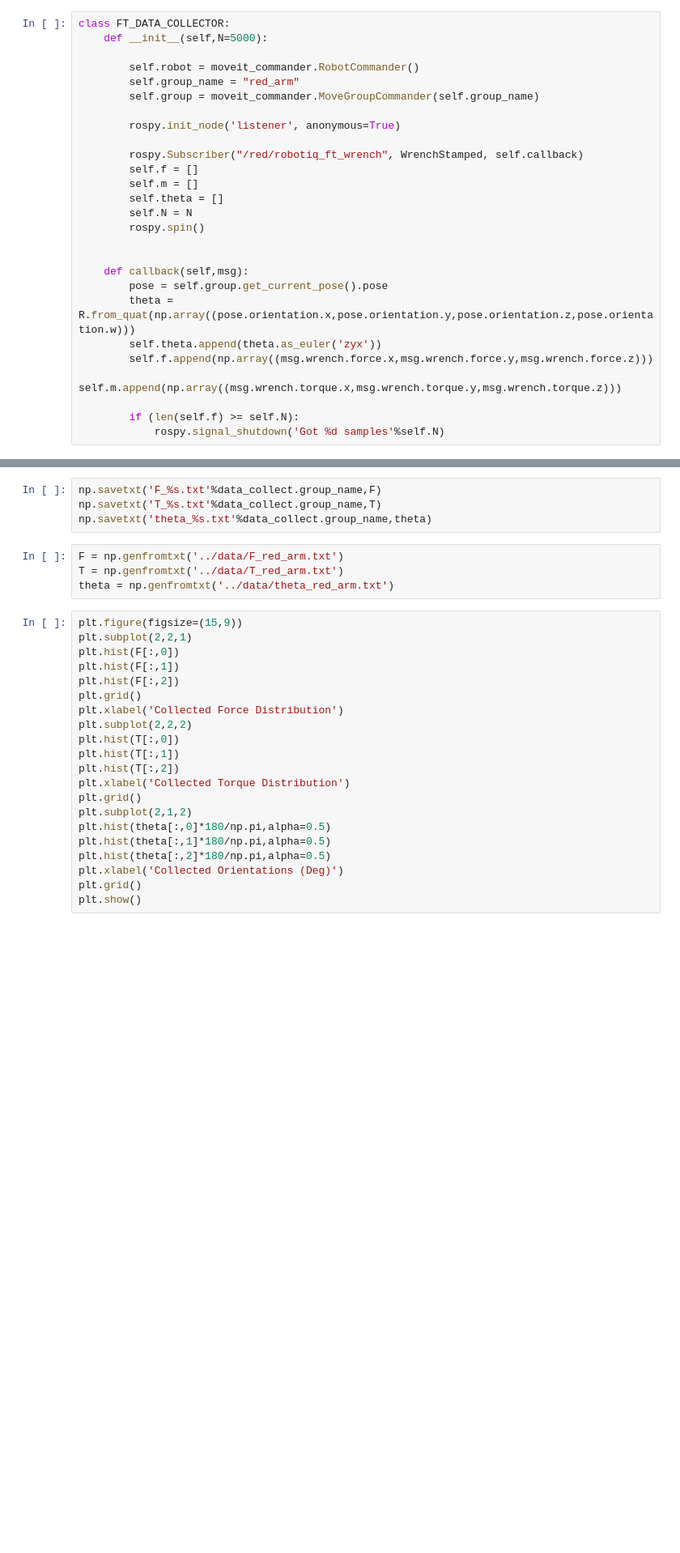
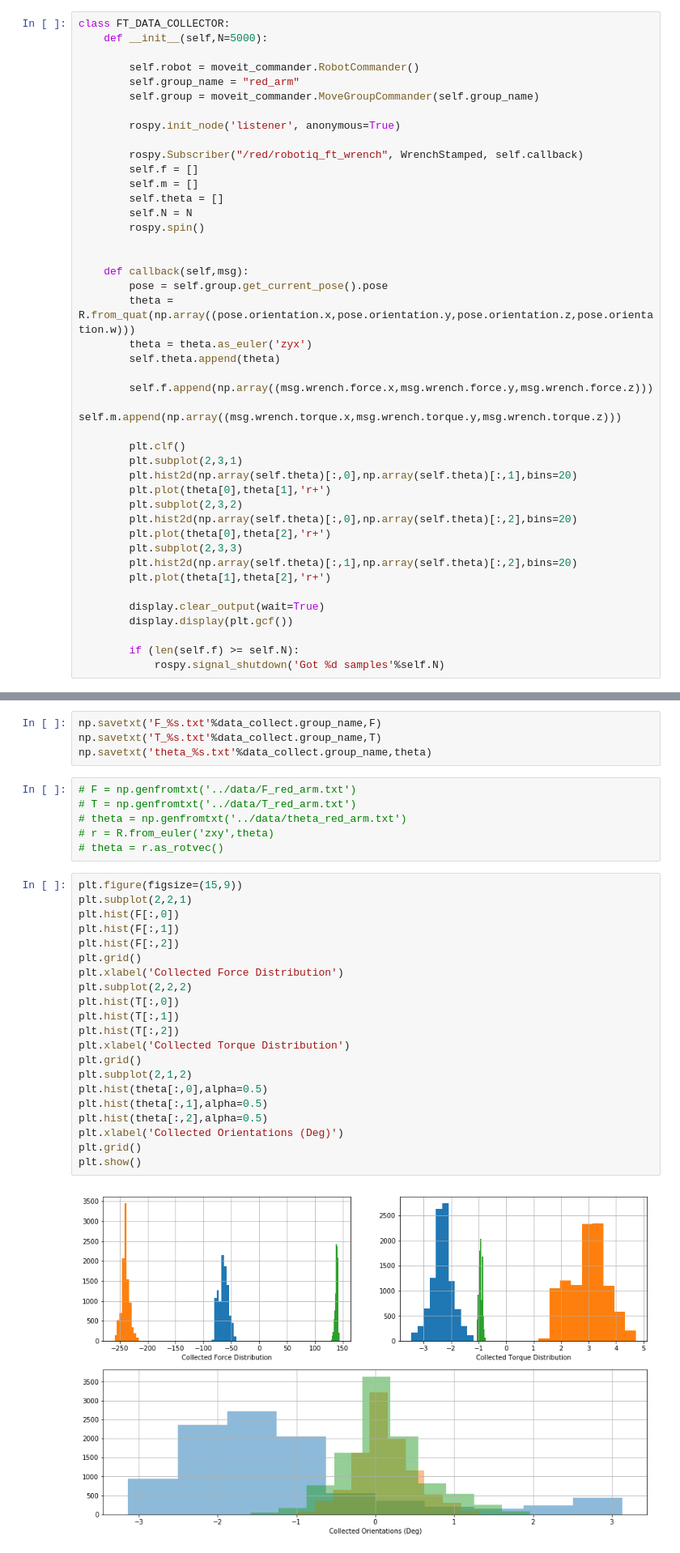
Before and after one commit to ipab-rad/saifer-surgery, a Jupyter notebook: src/saif_control/ft_compensate/scripts/FT_calib.ipynb, the cells around one changed output, grey strips where cells are left out. Shown at 81% size. Drawn from its saved outputs; the diff is of its cells as text; blank space fills up the shorter version.

```diff
--- a/src/saif_control/ft_compensate/scripts/FT_calib.ipynb
+++ b/src/saif_control/ft_compensate/scripts/FT_calib.ipynb
@@ -32,10 +35,26 @@ class FT_DATA_COLLECTOR:
     def callback(self,msg):
         pose = self.group.get_current_pose().pose
         theta = R.from_quat(np.array((pose.orientation.x,pose.orientation.y,pose.orientation.z,pose.orientation.w)))
-        self.theta.append(theta.as_euler('zyx'))
+        theta = theta.as_euler('zyx')
+        self.theta.append(theta)
+
         self.f.append(np.array((msg.wrench.force.x,msg.wrench.force.y,msg.wrench.force.z)))
         self.m.append(np.array((msg.wrench.torque.x,msg.wrench.torque.y,msg.wrench.torque.z)))
 
+        plt.clf()
+        plt.subplot(2,3,1)
+        plt.hist2d(np.array(self.theta)[:,0],np.array(self.theta)[:,1],bins=20)
+        plt.plot(theta[0],theta[1],'r+')
+        plt.subplot(2,3,2)
+        plt.hist2d(np.array(self.theta)[:,0],np.array(self.theta)[:,2],bins=20)
+        plt.plot(theta[0],theta[2],'r+')
+        plt.subplot(2,3,3)
+        plt.hist2d(np.array(self.theta)[:,1],np.array(self.theta)[:,2],bins=20)
+        plt.plot(theta[1],theta[2],'r+')
+
+        display.clear_output(wait=True)
+        display.display(plt.gcf())
+
         if (len(self.f) >= self.N):
             rospy.signal_shutdown('Got %d samples'%self.N)
 # %%
@@ -82,30 +106,34 @@ np.savetxt('F_%s.txt'%data_collect.group_name,F)
 np.savetxt('T_%s.txt'%data_collect.group_name,T)
 np.savetxt('theta_%s.txt'%data_collect.group_name,theta)
 # %%
-F = np.genfromtxt('../data/F_red_arm.txt')
-T = np.genfromtxt('../data/T_red_arm.txt')
-theta = np.genfromtxt('../data/theta_red_arm.txt')
+# F = np.genfromtxt('../data/F_red_arm.txt')
+# T = np.genfromtxt('../data/T_red_arm.txt')
+# theta = np.genfromtxt('../data/theta_red_arm.txt')
+# r = R.from_euler('zxy',theta)
+# theta = r.as_rotvec()
 # %%
 plt.figure(figsize=(15,9))
 plt.subplot(2,2,1)
 plt.hist(F[:,0])
 plt.hist(F[:,1])
 plt.hist(F[:,2])
 plt.grid()
 plt.xlabel('Collected Force Distribution')
 plt.subplot(2,2,2)
 plt.hist(T[:,0])
 plt.hist(T[:,1])
 plt.hist(T[:,2])
 plt.xlabel('Collected Torque Distribution')
 plt.grid()
 plt.subplot(2,1,2)
-plt.hist(theta[:,0]*180/np.pi,alpha=0.5)
-plt.hist(theta[:,1]*180/np.pi,alpha=0.5)
-plt.hist(theta[:,2]*180/np.pi,alpha=0.5)
+plt.hist(theta[:,0],alpha=0.5)
+plt.hist(theta[:,1],alpha=0.5)
+plt.hist(theta[:,2],alpha=0.5)
 plt.xlabel('Collected Orientations (Deg)')
 plt.grid()
 plt.show()
+# %% [output]
+[figure, added]
 # %%
 from sklearn.tree import DecisionTreeRegressor
 from sklearn.ensemble import RandomForestRegressor
```
Also changed, not shown: parts of 7 cells of this notebook, 5 other files.
